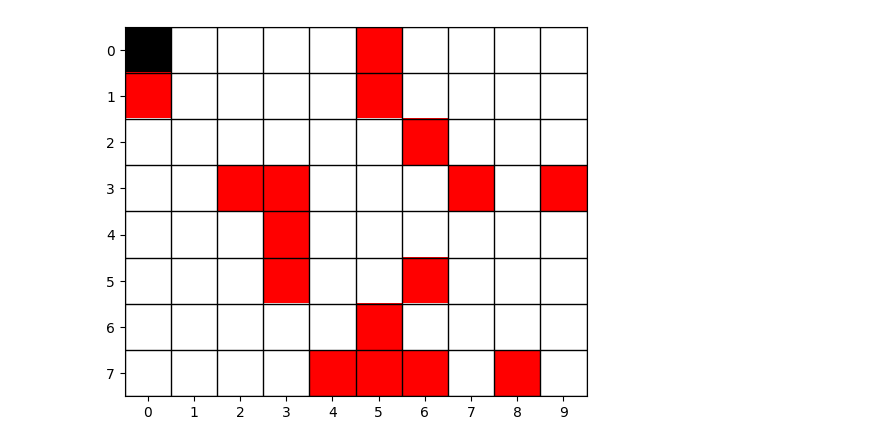
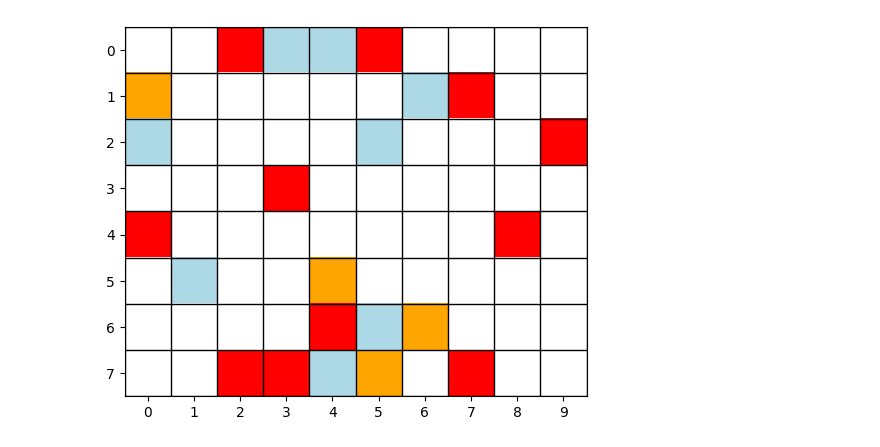
Before and after one commit to zapalke/Python-ml-maze-solver, a Jupyter notebook: main.ipynb, the cells around one changed output. Drawn from its saved outputs; the diff is of its cells as text; code cells hidden in the pictures.

Commit message:
Main - Created functions required to generate gif - added documentation (most of) - better printing of results

```diff
--- a/main.ipynb
+++ b/main.ipynb
@@ -19,9 +28,3 @@ def generate_maze(X, Y, objects, probability):
             maze[0,0] = 0
             maze[X-1,Y-1] = 0
             return maze
-# %%
-X, Y = 8, 10
-maze = generate_maze(X,Y,[0,1],[0.8,0.2])
-# %%
-allowed_actions = {'D':[1,0],'U':[-1,0],'R':[0,1],'L':[0,-1]}
-special_points = {0:1,1:100}
@@ -98,21 +128,20 @@ class Maze:
         self.robot_position = (0,0)
         return result_score, result_steps
 
-    def return_current_state(self):
-        return self.robot_position
 
     def show_maze(self):
-        cmap = colors.ListedColormap(['white','red','black','grey','darkred',
-                                      'green','yellow','cyan'])
-        bounds = [0,1,2,3,4,5,6,7]
+        col = ['white','red','lightblue','orange','grey','darkred','teal','darkorange','black']
+        cmap = colors.ListedColormap(col)
+        bounds = [0,1,2,3,4,5,6,7,8]
         norm = colors.BoundaryNorm(bounds,cmap.N)
         maze_copy = self.maze.copy()
-        maze_copy[self.robot_position] = 2
+        maze_copy_copy = self.maze.copy()
         y, x = (0,0)
         for action in self.steps:
+            maze_copy[(y,x)] = maze_copy_copy[(y,x)] + 4
             y += allowed_actions[action][0]
             x += allowed_actions[action][1]
-            maze_copy[(y,x)] += 3
+            maze_copy[(y,x)] = len(col)-1
         plt.figure()
         im = plt.imshow(maze_copy,interpolation='none', aspect='equal',
                         cmap=cmap,norm=norm)
@@ -161,6 +181,7 @@ game.show_maze()
 # %%
 class Agent:
-    def __init__(self, states, alpha=0.15, random_factor=0.2):
+    def __init__(self, states,special_points, alpha=0.15, random_factor=0.2):
+        self.special_points = special_points
         self.state_history = [[(0,0),0]]
         self.alpha = alpha
         self.random_factor = random_factor
@@ -171,7 +192,7 @@ class Agent:
         #Initialize random state table
         for i, row in enumerate(states):
             for j, col in enumerate(row):
-                self.G[(i,j)] = np.random.uniform(high=max(special_points.values()), low=0.1)
+                self.G[(i,j)] = np.random.uniform(high=max(self.special_points.values()), low=0.1)
 
     def update_state_history(self, state, reward):
         self.state_history.append((state, reward))
@@ -199,10 +294,10 @@ class Agent:
 # %%
 X, Y = 8, 10
-special_points = {0:1,1:100}
+special_points = {0:1,1:100,2:0.5,3:10}
 results = {}
-maze = generate_maze(X,Y,list(special_points.keys()),[0.8,0.2])
+maze = generate_maze(X,Y,list(special_points.keys()),[0.65,0.2,0.1,0.05])
 maze = Maze(maze, special_points)
-robot = Agent(maze.maze, alpha=0.1, random_factor=0.25)
+robot = Agent(maze.maze,special_points, alpha=0.1, random_factor=0.25)
 maze.show_maze()
 # %% [output]
-[figure, old version]
+[figure, new version]
```
Also changed, not shown: parts of 22 cells of this notebook, 1 other file.
